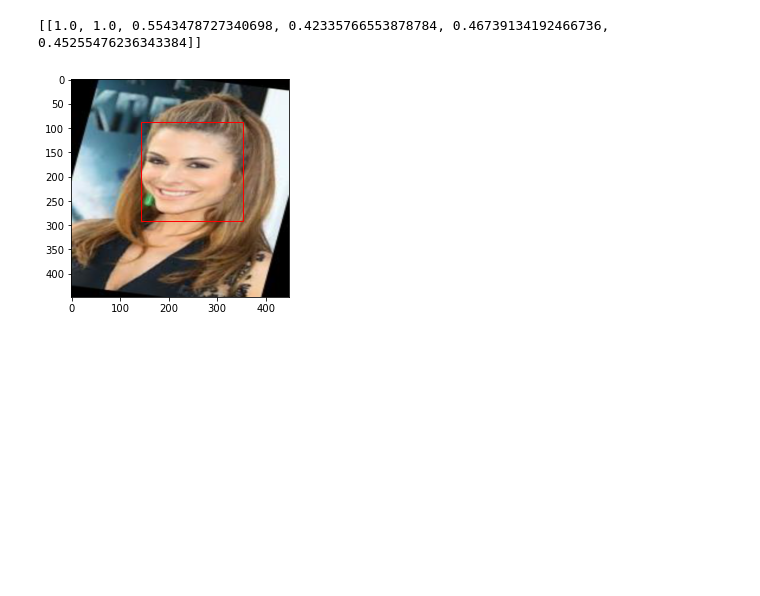
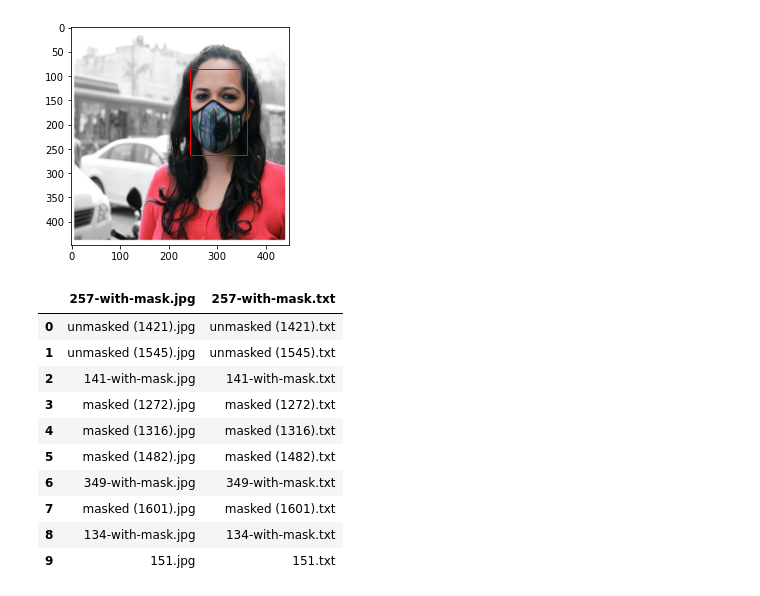
Before and after one commit to eugenekim3107/one-shot-face-recognition, a Jupyter notebook: Untitled.ipynb, the cells around one changed output. Saved outputs shown, nothing was run; the diff lists cells and outputs as text; code cells hidden in the pictures; blank space fills up the shorter version.

```diff
--- a/Untitled.ipynb
+++ b/Untitled.ipynb
@@ -101,10 +101,8 @@ for x, y in train_loader:
     for idx in range(8):
         bboxes = cellboxes_to_boxes(y)
         bboxes = non_max_suppression(bboxes[idx], iou_threshold=0.5, threshold=0.4, box_format="midpoint")
-        print(bboxes)
         plot_image(x[idx].permute(1,2,0), bboxes)
         break
     break
 # %% [output]
-[[1.0, 1.0, 0.5543478727340698, 0.42335766553878784, 0.46739134192466736, 0.45255476236343384]]
-[figure, old version]
+[figure, new version]
@@ -110,0 +112,15 @@ for x, y in train_loader:
+# %%
+sample = pd.read_csv("data/faceYoloData.csv")[:10]
+sample
+# %% [output]
+|  | 257-with-mask.jpg | 257-with-mask.txt |
+| 0 | unmasked (1421).jpg | unmasked (1421).txt |
+| 1 | unmasked (1545).jpg | unmasked (1545).txt |
+| 2 | 141-with-mask.jpg | 141-with-mask.txt |
+| 3 | masked (1272).jpg | masked (1272).txt |
+| 4 | masked (1316).jpg | masked (1316).txt |
+| 5 | masked (1482).jpg | masked (1482).txt |
+| 6 | 349-with-mask.jpg | 349-with-mask.txt |
+| 7 | masked (1601).jpg | masked (1601).txt |
+| 8 | 134-with-mask.jpg | 134-with-mask.txt |
+| 9 | 151.jpg | 151.txt |
```
Also changed, not shown: parts of 2 cells of this notebook, 4 other files.
